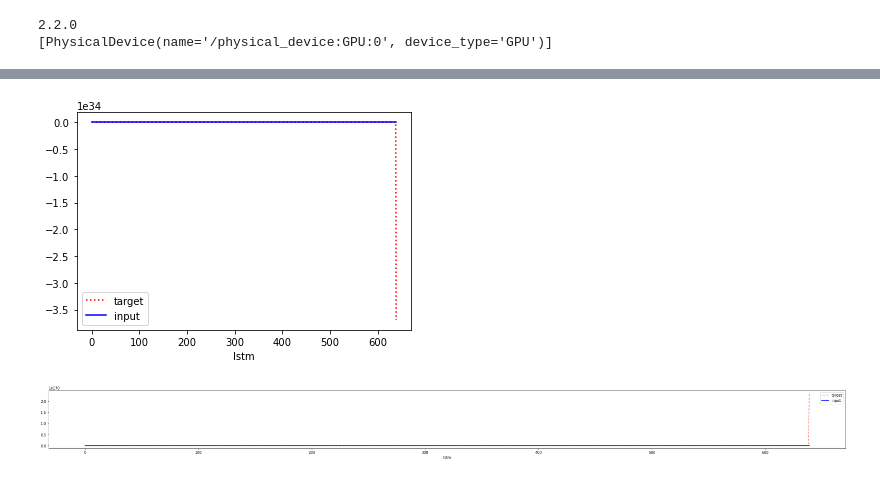
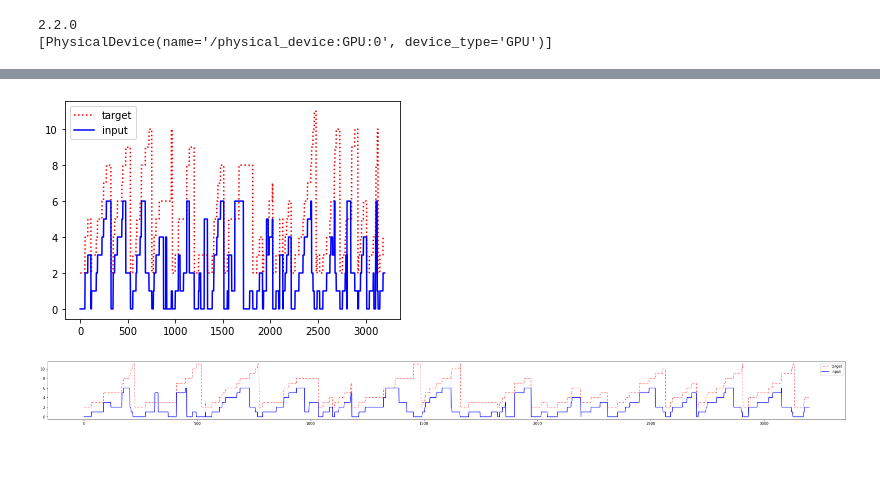
Before and after one commit to mukulbasu/SequencePredictionLSTM, a Jupyter notebook: SequenceGenerate.ipynb, the cells around one changed output, grey strips where cells are left out. Drawn from its saved outputs; the diff is of its cells as text; code cells hidden in the pictures.

```diff
--- a/SequenceGenerate.ipynb
+++ b/SequenceGenerate.ipynb
@@ -155,22 +155,13 @@ savez_compressed('targets.npz', targets)
 # %%
 import matplotlib.pyplot as plt
 
 for k in range(2):
     j = random.randint(0, inputs.shape[0]-2)
-    plot_inputs = np.empty(inputs.shape[1])
-    plot_targets = np.empty(inputs.shape[1])
-
-    for arch in ARCHS:
-        for i in range(inputs.shape[1]-1):
-#         for i in range(10):
-            plot_inputs[i] = np.argmax(inputs[j:j+1, i:i+1], axis=2)[0][0]+2
-            plot_targets[i] = np.argmax(targets[j:j+1, i:i+1], axis=2)[0][0]+1
-        plt.plot(plot_targets, color='r', linestyle='dotted', label="target")
-        plt.plot(plot_inputs, color='b', label="input")
-        plt.rcParams["figure.figsize"] = (40,3)
-        plt.legend()
-        plt.xlabel(arch)
-        plt.show()
+    plt.plot(targets[j]*10+1, color='r', linestyle='dotted', label="target")
+    plt.plot(np.argmax(inputs[j:j+1]+2, axis=2)[0], color='b', label="input")
+    plt.rcParams["figure.figsize"] = (40,6)
+    plt.legend()
+    plt.show()
 # %% [output]
-[figure, old version]
+[figure, new version]
-[figure, old version]
+[figure, new version]
```
Also changed, not shown: parts of 2 cells of this notebook, 6 other files.
